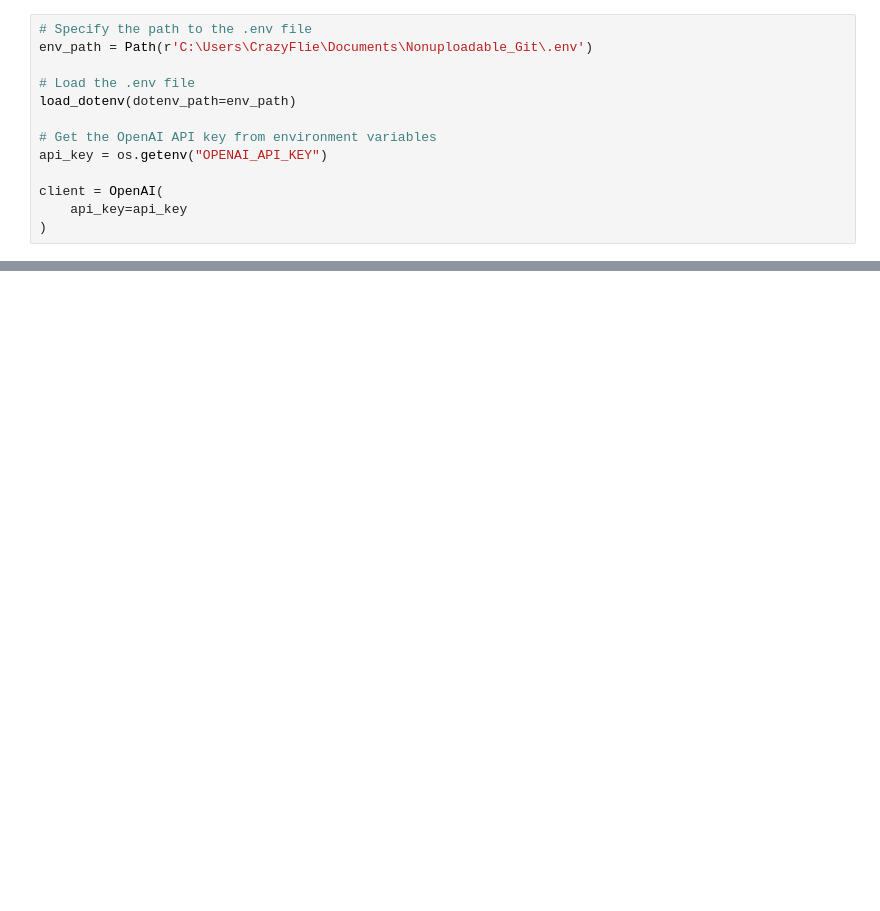
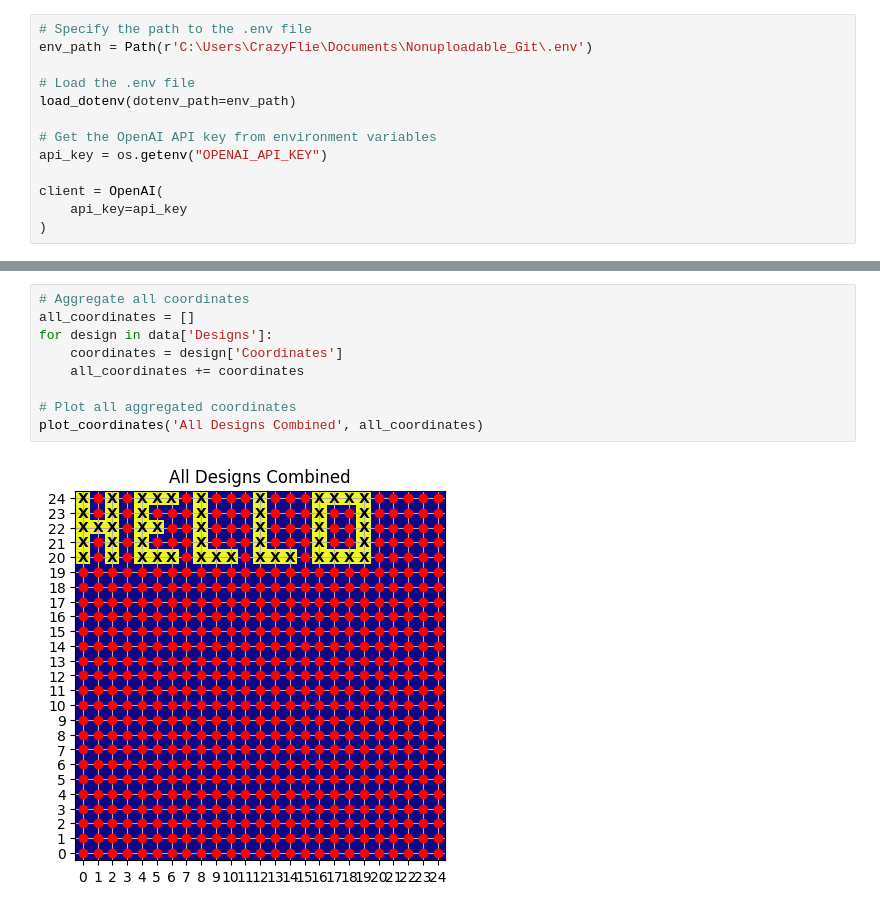
Before and after one commit to BaratiLab/CrazyConstruct, a Jupyter notebook: crazyflie/Coordinate GPT.ipynb, the cells around one changed output, grey strips where cells are left out. Drawn from its saved outputs; the diff is of its cells as text; blank space fills up the shorter version.

```diff
--- a/crazyflie/Coordinate GPT.ipynb
+++ b/crazyflie/Coordinate GPT.ipynb
@@ -163,0 +245,11 @@ IndexError: list assignment index out of range
+# %%
+# Aggregate all coordinates
+all_coordinates = []
+for design in data['Designs']:
+    coordinates = design['Coordinates']
+    all_coordinates += coordinates
+
+# Plot all aggregated coordinates
+plot_coordinates('All Designs Combined', all_coordinates)
+# %% [output]
+[figure, added]
```
Also changed, not shown: parts of 19 cells of this notebook.
